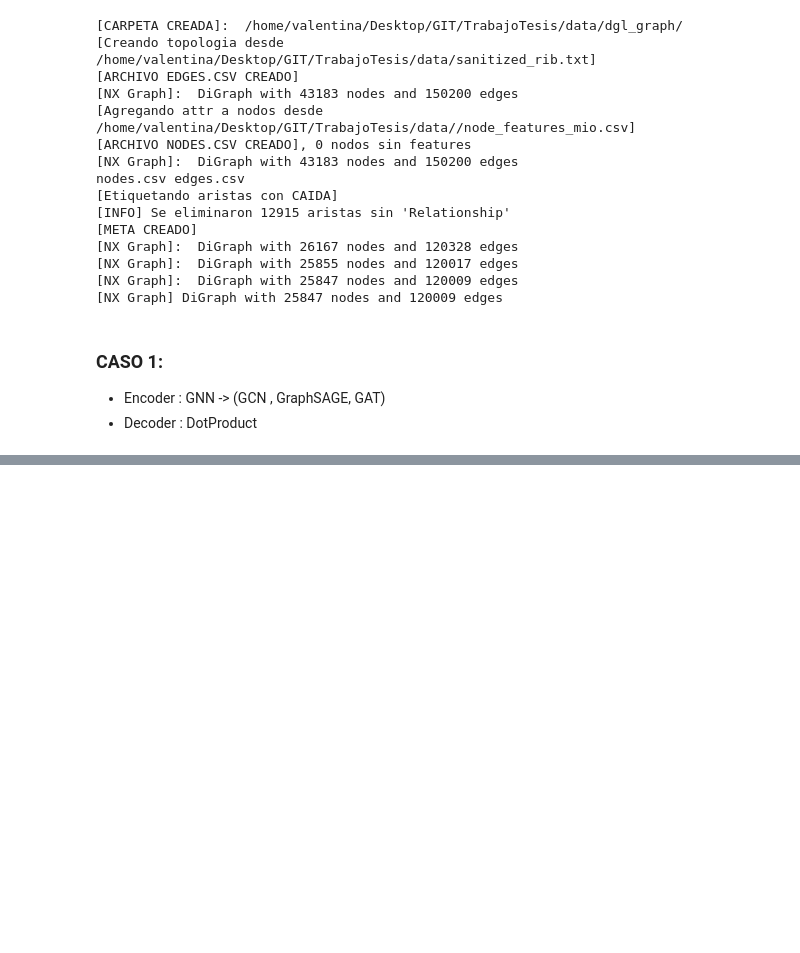
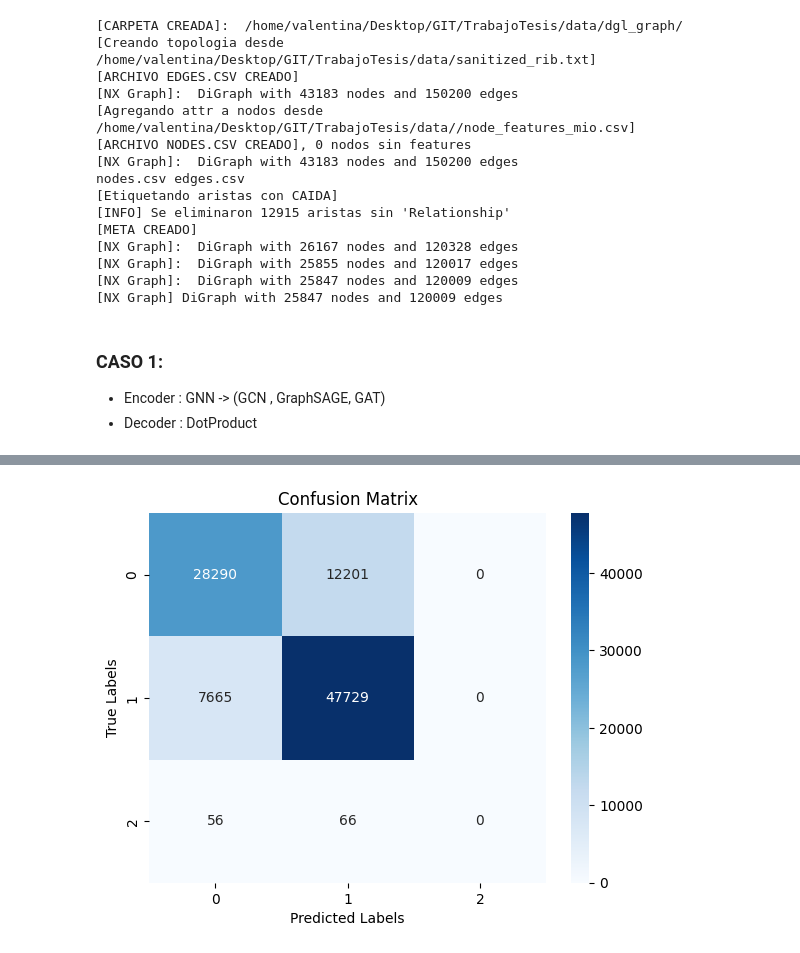
Before and after one commit to valesteban/TrabajoTesis, a Jupyter notebook: AS_relationship_inference_gnn.ipynb, the cells around one changed output, grey strips where cells are left out. Saved outputs shown, nothing was run; the diff lists cells and outputs as text; code cells hidden in the pictures; blank space fills up the shorter version.

```diff
--- a/AS_relationship_inference_gnn.ipynb
+++ b/AS_relationship_inference_gnn.ipynb
@@ -208,0 +163,90 @@ for model_name in models:
+# %%
+decorer = 'DotProduct'
+in_feats = gnn.dgl_graph.ndata['feat'].shape[1]
+hidden_feats = 32
+out_feats = 16
+out_feats_mlp = 3
+labels_train = gnn.train_g.edata["Relationship"].to(torch.int64)
+
+for model_name in models:
+    print("Training model: {}".format(model_name))
+
+    model = models[model_name](
+    in_feats=in_feats,
+    hidden_feats=hidden_feats,
+    out_feats=out_feats,
+    out_feats_mlp=out_feats_mlp,)
+
+    optimizer = torch.optim.Adam(itertools.chain(model.parameters()), lr=0.01)
+
+    # ----------- training -------------------------------- #
+
+
+    loss_values = []
+    acc_train = []
+    train_error = []
+    model_complexity = []
+
+    for e in range(50):
+
+        # forward
+        model.train()
+        h = model.encode(gnn.train_g, gnn.train_g.ndata["feat"])
+        logits = model.decodeMLP(gnn.train_g, h)
+        scores = logits.argmax(1)
+
+        # Calcular la pérdida en el conjunto de entrenamiento
+        train_loss = F.cross_entropy(logits, labels_train)
+        train_error.append(train_loss.item())
+
+        # Guardar la complejidad del modelo (en este caso, usamos el número de épocas)
+        model_complexity.append(e + 1)
+
+        # Almacenar el valor de pérdida
+        loss_values.append(train_loss.item())
+
+        # Calcular la precisión en el conjunto de entrenamiento
+        train_acc = (scores == labels_train).float().mean().item()
+
+        # backward
+        optimizer.zero_grad()
+        train_loss.backward()
+        optimizer.step()
+
+        if e % 10 == 0:
+            print("Epoch {:05d} | Loss {:.4f} | Train Acc {:.4f}".format(e, train_loss.item(), train_acc))
+
+
+    # ----------- 5. check results ------------------------ #
+
+
+    with torch.no_grad():
+        h = model.encode(gnn.test_pos_g, gnn.test_pos_g.ndata["feat"])
+        logits_test = model.decodeMLP(gnn.test_pos_g, h)
+        print("Logits test shape: ", logits_test.shape)
+        predicted_scores_test = logits_test.argmax(1)
+        true_values_test = gnn.test_pos_g.edata["Relationship"].to(torch.int64)
+
+        conf_matrix = confusion_matrix(true_values_test, predicted_scores_test)
+        report = classification_report(true_values_test, predicted_scores_test, digits=4)
+
+        # Graficar la matriz de confusión
+        plt.figure()
+        sns.heatmap(conf_matrix, annot=True, fmt='d', cmap='Blues')
+        plt.xlabel('Predicted Labels')
+        plt.ylabel('True Labels')
+        plt.title('Confusion Matrix')
+        plt.show()
+
+        print("Classification Report:\n")
+        print(report)
+
+
+
+
+    # # Guaradar el modelo
+    # torch.save(model.state_dict(), f'data/model_emb_{model_name}.pth')
+
+    # # Guardar los embeddings
+    # torch.save(h, f"data/embeddings_ribs_DP_{model_name}.pt")
+# %% [output]
@@ -208,0 +260 @@ for model_name in models:
+[figure, added]
```
Also changed, not shown: parts of 9 cells of this notebook, 4 other files.
